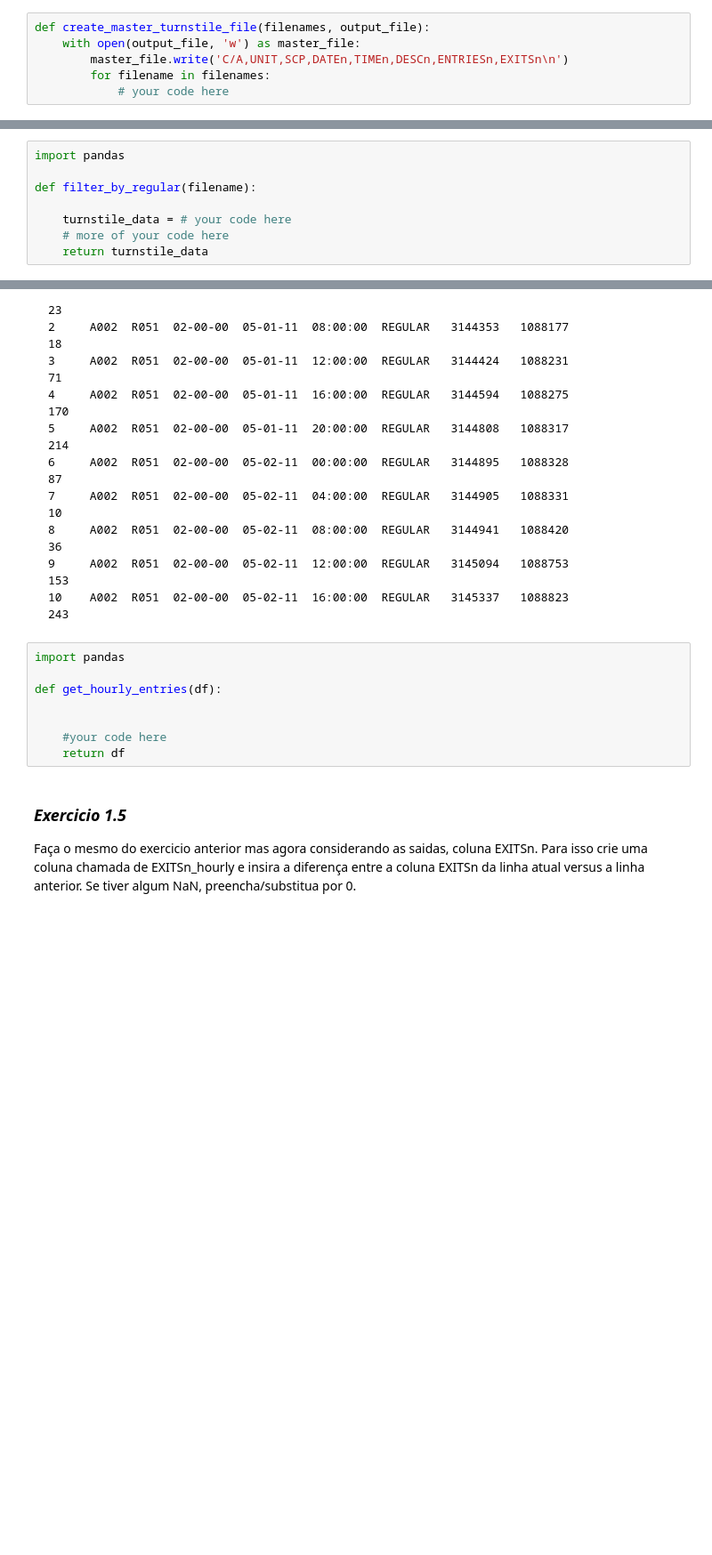
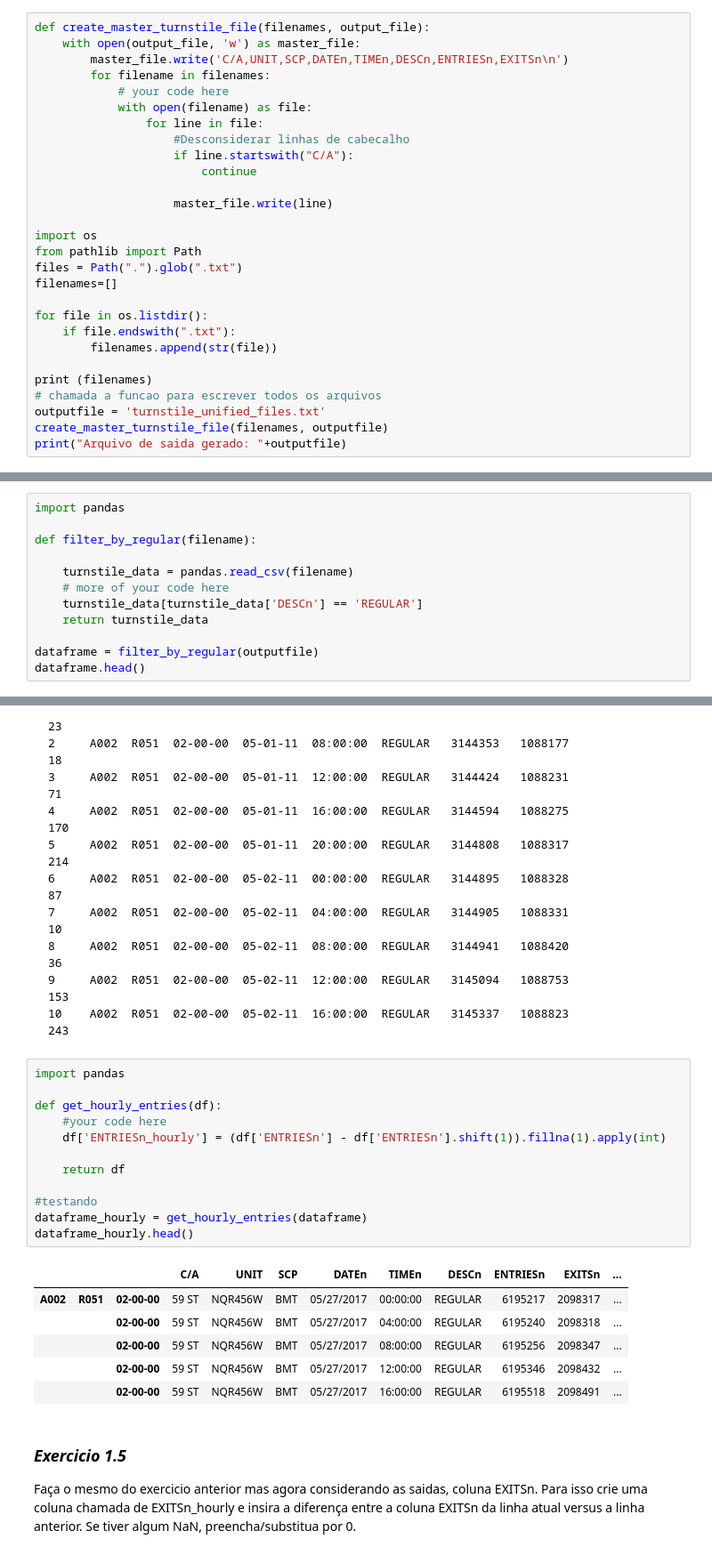
Before and after one commit to diogosmg/Udacity-DataScientist, a Jupyter notebook: subway-data/analyzing-subway-data-ndfdsi.ipynb, the cells around one changed output, grey strips where cells are left out. Shown at 89% size. Cells and saved outputs as stored; diff of their text form; blank space fills up the shorter version.

```diff
--- a/subway-data/analyzing-subway-data-ndfdsi.ipynb
+++ b/subway-data/analyzing-subway-data-ndfdsi.ipynb
@@ -118,3 +139,25 @@ def create_master_turnstile_file(filenames, output_file):
         master_file.write('C/A,UNIT,SCP,DATEn,TIMEn,DESCn,ENTRIESn,EXITSn\n')
         for filename in filenames:
             # your code here
+            with open(filename) as file:
+                for line in file:
+                    #Desconsiderar linhas de cabecalho
+                    if line.startswith("C/A"):
+                        continue
+
+                    master_file.write(line)
+
+import os
+from pathlib import Path
+files = Path(".").glob(".txt")
+filenames=[]
+
+for file in os.listdir():
+    if file.endswith(".txt"):
+        filenames.append(str(file))
+
+print (filenames)
+# chamada a funcao para escrever todos os arquivos
+outputfile = 'turnstile_unified_files.txt'
+create_master_turnstile_file(filenames, outputfile)
+print("Arquivo de saida gerado: "+outputfile)
@@ -140,6 +186,10 @@ import pandas
 
 def filter_by_regular(filename):
 
-    turnstile_data = # your code here
+    turnstile_data = pandas.read_csv(filename)
     # more of your code here
+    turnstile_data[turnstile_data['DESCn'] == 'REGULAR']
     return turnstile_data
+
+dataframe = filter_by_regular(outputfile)
+dataframe.head()
@@ -173,11 +230,22 @@ Abaixo tem um exemplo de como seu dataframe deve ficar ao final desse exercicio:
 # %%
 import pandas
 
 def get_hourly_entries(df):
+    #your code here
+    df['ENTRIESn_hourly'] = (df['ENTRIESn'] - df['ENTRIESn'].shift(1)).fillna(1).apply(int)
 
+    return df
 
-    #your code here
-    return df
+#testando
+dataframe_hourly = get_hourly_entries(dataframe)
+dataframe_hourly.head()
+# %% [output]
+|  |  |  | C/A | UNIT | SCP | DATEn | TIMEn | DESCn | ENTRIESn | EXITSn | ... |
+| A002 | R051 | 02-00-00 | 59 ST | NQR456W | BMT | 05/27/2017 | 00:00:00 | REGULAR | 6195217 | 2098317 | ... |
+|  |  | 02-00-00 | 59 ST | NQR456W | BMT | 05/27/2017 | 04:00:00 | REGULAR | 6195240 | 2098318 | ... |
+|  |  | 02-00-00 | 59 ST | NQR456W | BMT | 05/27/2017 | 08:00:00 | REGULAR | 6195256 | 2098347 | ... |
+|  |  | 02-00-00 | 59 ST | NQR456W | BMT | 05/27/2017 | 12:00:00 | REGULAR | 6195346 | 2098432 | ... |
+|  |  | 02-00-00 | 59 ST | NQR456W | BMT | 05/27/2017 | 16:00:00 | REGULAR | 6195518 | 2098491 | ... |
 # %% [markdown]
 ### *Exercicio 1.5*
 
```
Also changed, not shown: parts of 14 cells of this notebook.
